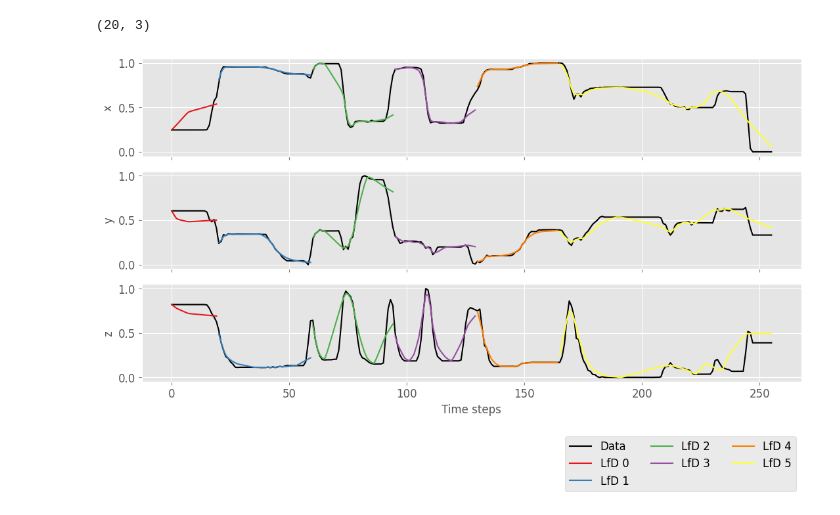
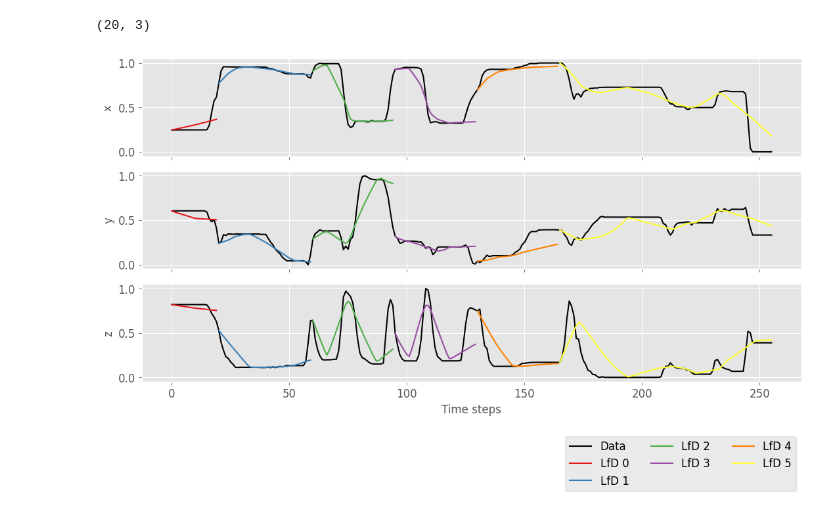
Before and after one commit to kir0ul/sdl, a Jupyter notebook: skills-segm-lib.ipynb, the cells around one changed output. Cells and saved outputs as stored; diff of their text form; code cells hidden in the pictures.

Commit message:
feat: add start/stop constraints on Elastic Maps

```diff
--- a/skills-segm-lib.ipynb
+++ b/skills-segm-lib.ipynb
@@ -782,36 +782,34 @@ with plt.style.context("ggplot_perso.mplstyle"):
         # n_dims = pos_segm.shape[1]
         # dmp = DMPWithFinalVelocity(n_dims=n_dims, execution_time=execution_time, dt=dt)
         # # dmp = mp.dmp.DMP(n_dims=n_dims, execution_time=execution_time, dt=dt)
         # dmp.imitate(ts_segm, pos_segm)
         # ts_segm_dmp, pos_segm_dmp = dmp.open_loop(run_t=execution_time)
 
         elmap = ElmapEM(
             [pos_segm],
             n=n_nodes,
             weighting=weighting,
             downsampling=downsampling,
             stretch=stretch,
             bend=bend,
         )
+        consts = X_down_scaled[[chg_pts_all[seg_i], chg_pts_all[seg_i + 1] - 1], 0:3]
         new_traj = elmap.optimize_map(
-            # consts=[
-            #     np.array([x_demo[0], y_demo[0]]).flatten(),
-            #     np.array([x_demo[-1], y_demo[-1]]).flatten(),
-            # ],
-            # inds=[0, 100 - 1],
+            consts=consts,
+            inds=[0, 100 - 1],
         )
 
         for axi, axv in enumerate(axes):
             axv.plot(
                 ts_segm + chg_pts_all[seg_i],
                 new_traj[: len(ts_segm), axi],
                 color=cmap[seg_i],
                 label=f"LfD {seg_i}",
             )
 
     axes[-1].set_xlabel("Time steps")
     axes[-1].legend(bbox_to_anchor=(1, -0.5), ncol=3, fontsize=12)
     fig.tight_layout()
     plt.show()
 # %% [output]
-[figure, old version]
+[figure, new version]
```
Also changed, not shown: 1 other file.
